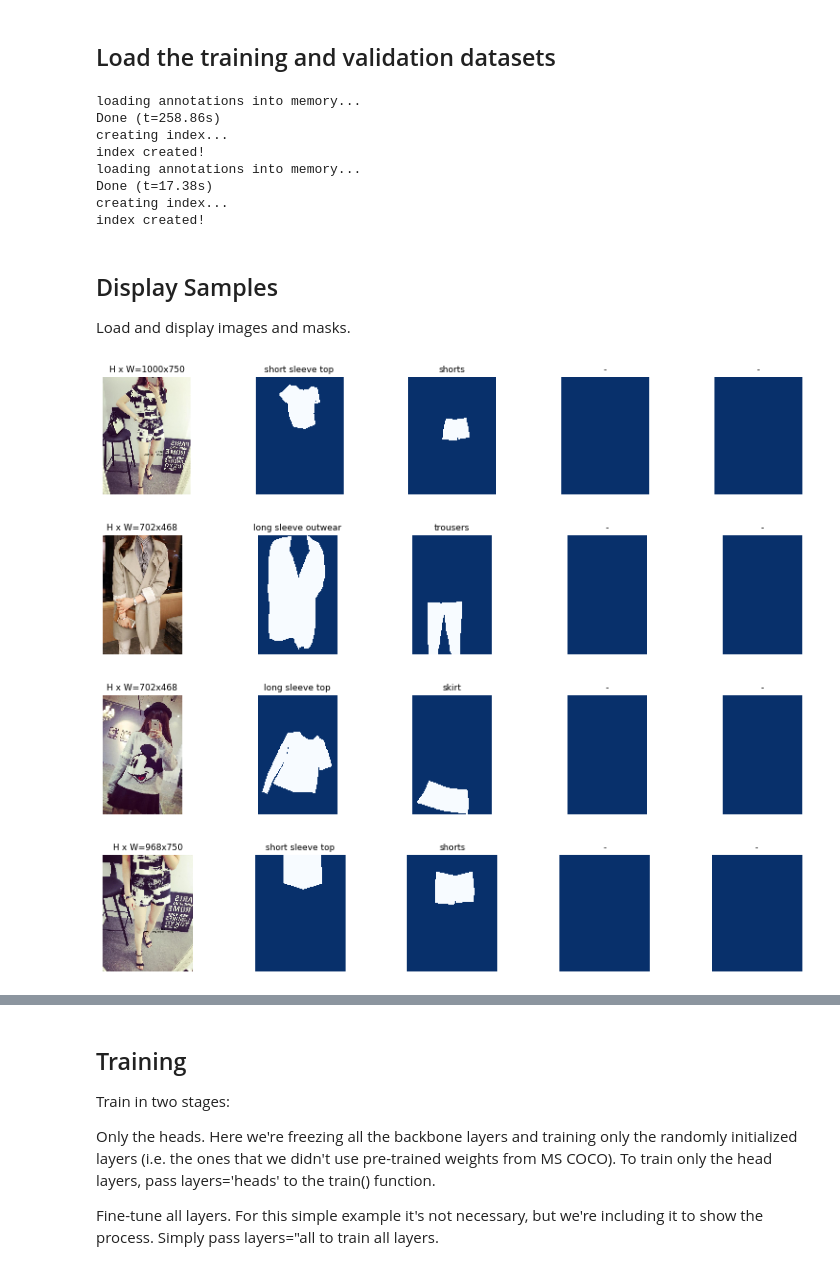
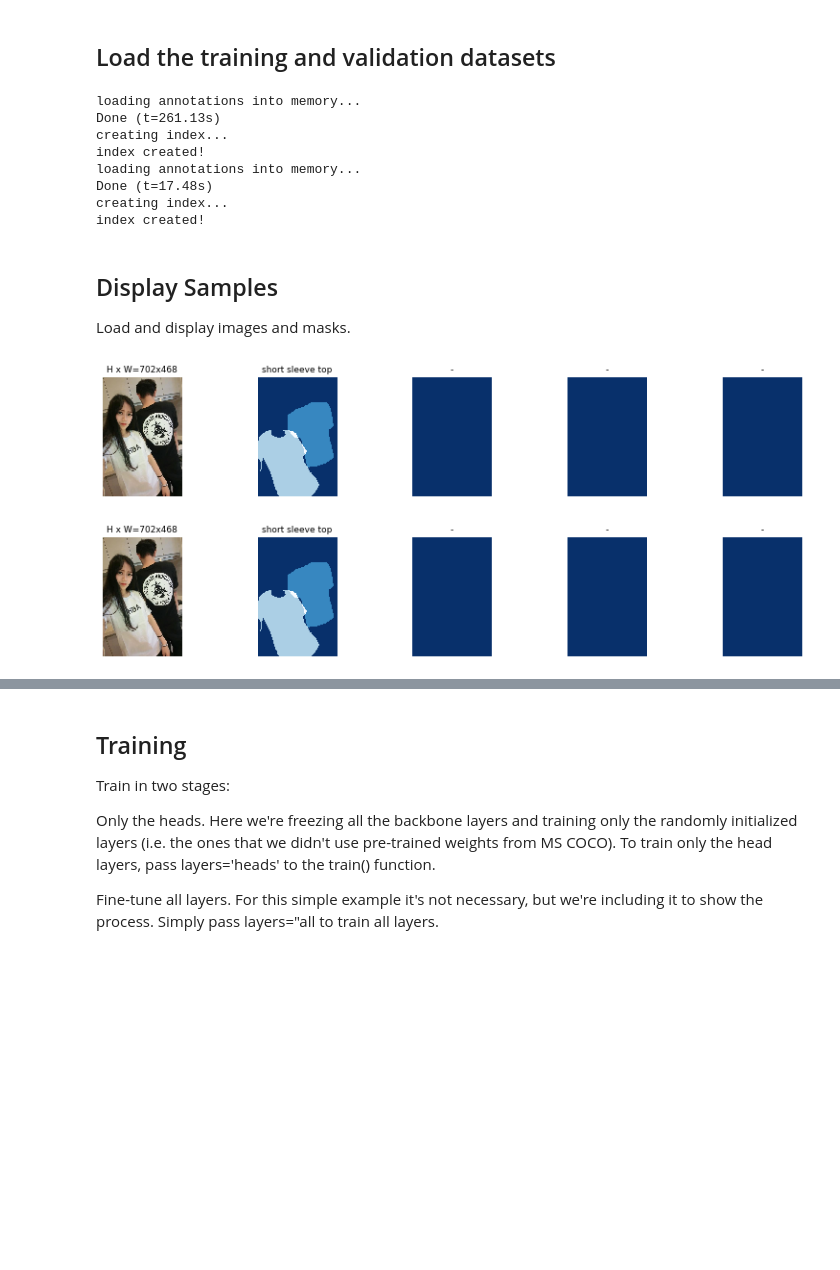
Before and after one commit to Dayan-Zhanchi/Mask_RCNN, a Jupyter notebook: samples/clothes/train_clothes.ipynb, the cells around one changed output, grey strips where cells are left out. Cells and saved outputs as stored; diff of their text form; code cells hidden in the pictures; blank space fills up the shorter version.

Commit message:
Small changes to config in clothes

```diff
--- a/samples/clothes/train_clothes.ipynb
+++ b/samples/clothes/train_clothes.ipynb
@@ -73,7 +77,7 @@ dataset_train = clothes.ClothesDataset()
 type_of_dataset = "train"
 relative_training_file_path = "train\\annos_coco\\training_coco.json"
 relative_image_dir = "train\\image"
-dataset_train.load_clothes(number_of_data=100, dataset_dir=COCO_DIR,
+dataset_train.load_clothes(number_of_data=2, dataset_dir=COCO_DIR,
                      dataset_type=type_of_dataset, dataset_type_path=relative_training_file_path,
                      image_dir_path=relative_image_dir)
 dataset_train.prepare()
@@ -83,17 +87,17 @@ dataset_val = clothes.ClothesDataset()
 type_of_dataset = "validation"
 relative_training_file_path = "validation\\annos_coco\\validation_coco.json"
 relative_image_dir = "validation\\image"
-dataset_val.load_clothes(number_of_data=30, dataset_dir=COCO_DIR,
+dataset_val.load_clothes(number_of_data=1, dataset_dir=COCO_DIR,
                      dataset_type=type_of_dataset, dataset_type_path=relative_training_file_path,
                      image_dir_path=relative_image_dir)
 dataset_val.prepare()
 # %% [output]
 loading annotations into memory...
-Done (t=258.86s)
+Done (t=261.13s)
 creating index...
 index created!
 loading annotations into memory...
-Done (t=17.38s)
+Done (t=17.48s)
 creating index...
 index created!
 # %% [markdown]
@@ -103,17 +107,15 @@ Load and display images and masks.
 # %%
 %matplotlib inline
 
 # Load and display random samples
-image_ids = np.random.choice(dataset_train.image_ids, 4)
+image_ids = np.random.choice(dataset_train.image_ids, 2)
 for image_id in image_ids:
     image = dataset_train.load_image(image_id)
     mask, class_ids = dataset_train.load_mask(image_id)
     visualize.display_top_masks(image, mask, class_ids, dataset_train.class_names)
 # %% [output]
-[figure, old version]
+[figure, new version]
-[figure, old version]
+[figure, new version]
-[figure, removed]
-[figure, removed]
 # %%
 ## Create model
 # %%
```
Also changed, not shown: parts of 4 cells of this notebook, 1 other file.
